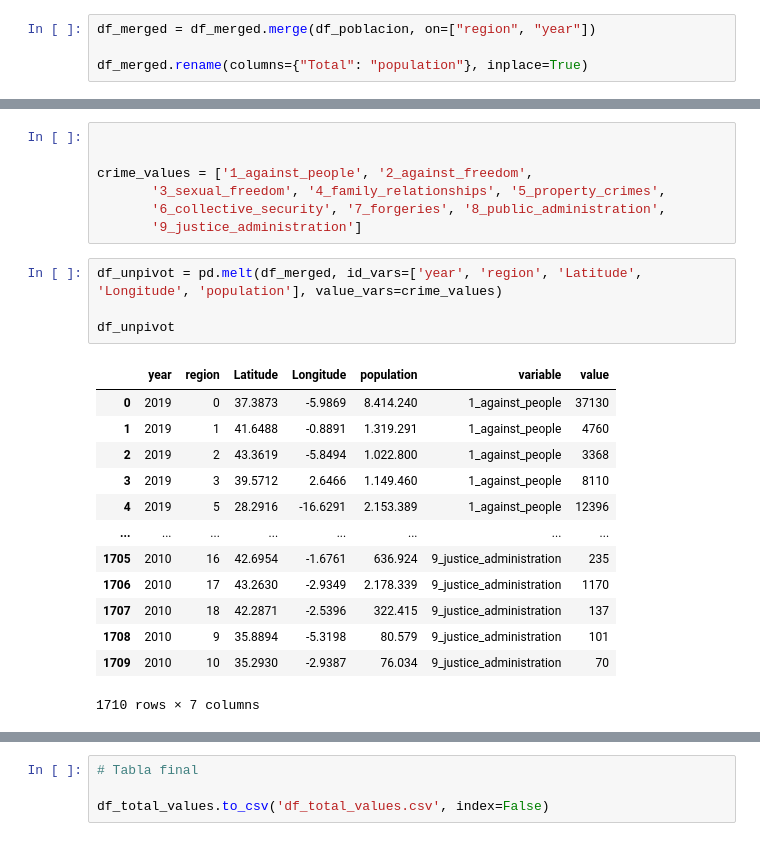
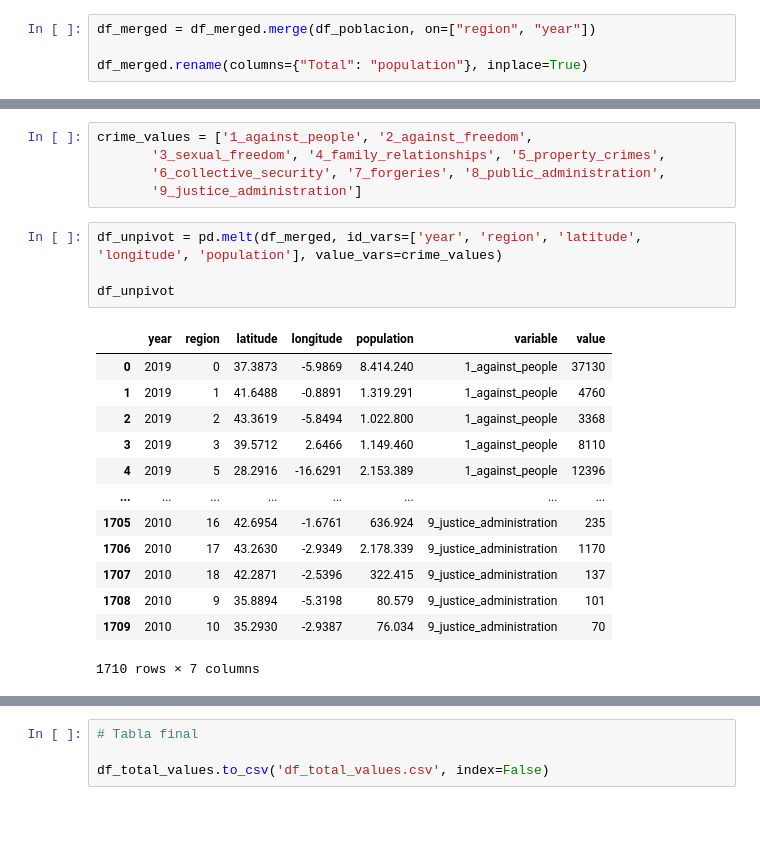
Before and after one commit to ivanalonsom/Project6, a Jupyter notebook: main.ipynb, the cells around one changed output, grey strips where cells are left out. Saved outputs shown, nothing was run; the diff lists cells and outputs as text.

```diff
--- a/main.ipynb
+++ b/main.ipynb
@@ -156,18 +115,16 @@ Index(['year', 'region', '1_against_people', '2_against_freedom',
        'years_from_today', 'population'],
       dtype='object')
 # %%
-
-
 crime_values = ['1_against_people', '2_against_freedom',
        '3_sexual_freedom', '4_family_relationships', '5_property_crimes',
        '6_collective_security', '7_forgeries', '8_public_administration',
        '9_justice_administration']
 # %%
-df_unpivot = pd.melt(df_merged, id_vars=['year', 'region', 'Latitude', 'Longitude', 'population'], value_vars=crime_values)
+df_unpivot = pd.melt(df_merged, id_vars=['year', 'region', 'latitude', 'longitude', 'population'], value_vars=crime_values)
 
 df_unpivot
 # %% [output]
-|  | year | region | Latitude | Longitude | population | variable | value |
+|  | year | region | latitude | longitude | population | variable | value |
 | 0 | 2019 | 0 | 37.3873 | -5.9869 | 8.414.240 | 1_against_people | 37130 |
 | 1 | 2019 | 1 | 41.6488 | -0.8891 | 1.319.291 | 1_against_people | 4760 |
 | 2 | 2019 | 2 | 43.3619 | -5.8494 | 1.022.800 | 1_against_people | 3368 |
```
Also changed, not shown: parts of 13 cells of this notebook, 2 other files.
